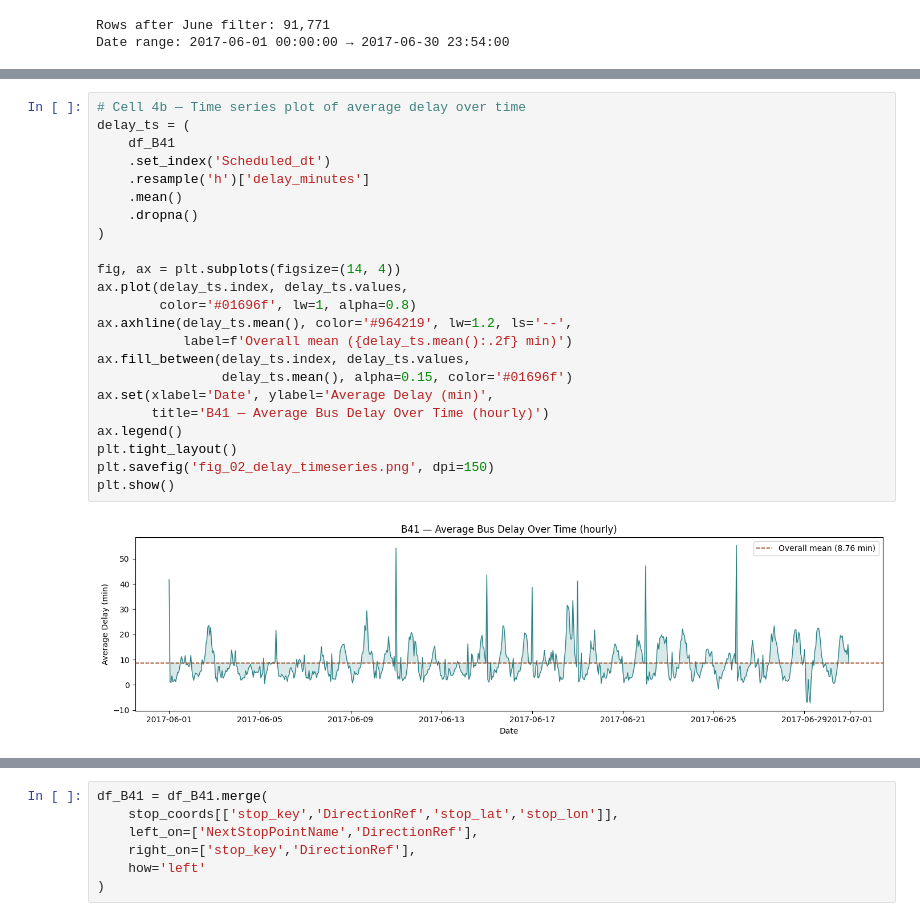
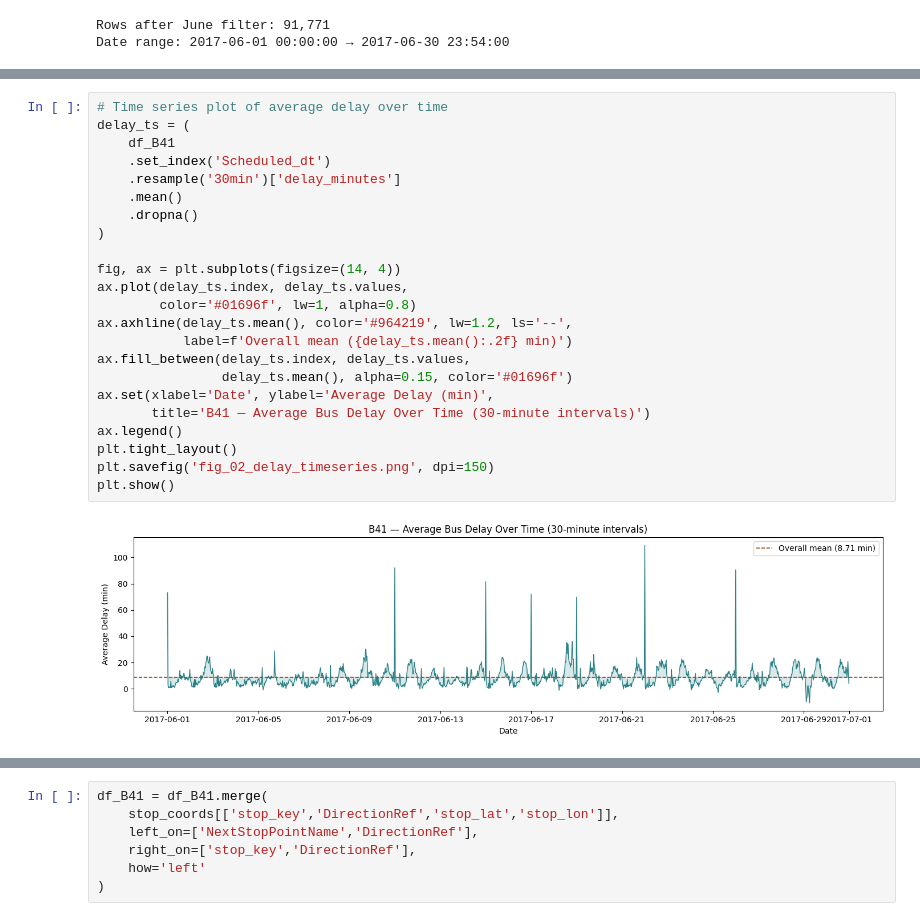
Before and after one commit to ThibautHeim/Advanced_Business_Analytics_Project, a Jupyter notebook: Vasilis/QR.ipynb, the cells around one changed output, grey strips where cells are left out. Drawn from its saved outputs; the diff is of its cells as text.

```diff
--- a/Vasilis/QR.ipynb
+++ b/Vasilis/QR.ipynb
@@ -99,28 +117,28 @@ Empty DataFrame
 Columns: [stop_key, DirectionRef, obs]
 Index: []
 # %%
-# Cell 4b — Time series plot of average delay over time
+# Time series plot of average delay over time
 delay_ts = (
     df_B41
     .set_index('Scheduled_dt')
-    .resample('h')['delay_minutes']
+    .resample('30min')['delay_minutes']
     .mean()
     .dropna()
 )
 
 fig, ax = plt.subplots(figsize=(14, 4))
 ax.plot(delay_ts.index, delay_ts.values,
         color='#01696f', lw=1, alpha=0.8)
 ax.axhline(delay_ts.mean(), color='#964219', lw=1.2, ls='--',
            label=f'Overall mean ({delay_ts.mean():.2f} min)')
 ax.fill_between(delay_ts.index, delay_ts.values,
                 delay_ts.mean(), alpha=0.15, color='#01696f')
 ax.set(xlabel='Date', ylabel='Average Delay (min)',
-       title='B41 — Average Bus Delay Over Time (hourly)')
+       title='B41 — Average Bus Delay Over Time (30-minute intervals)')
 ax.legend()
 plt.tight_layout()
 plt.savefig('fig_02_delay_timeseries.png', dpi=150)
 plt.show()
 # %% [output]
-[figure, old version]
+[figure, new version]
 # %%
```
Also changed, not shown: parts of 29 cells of this notebook.
